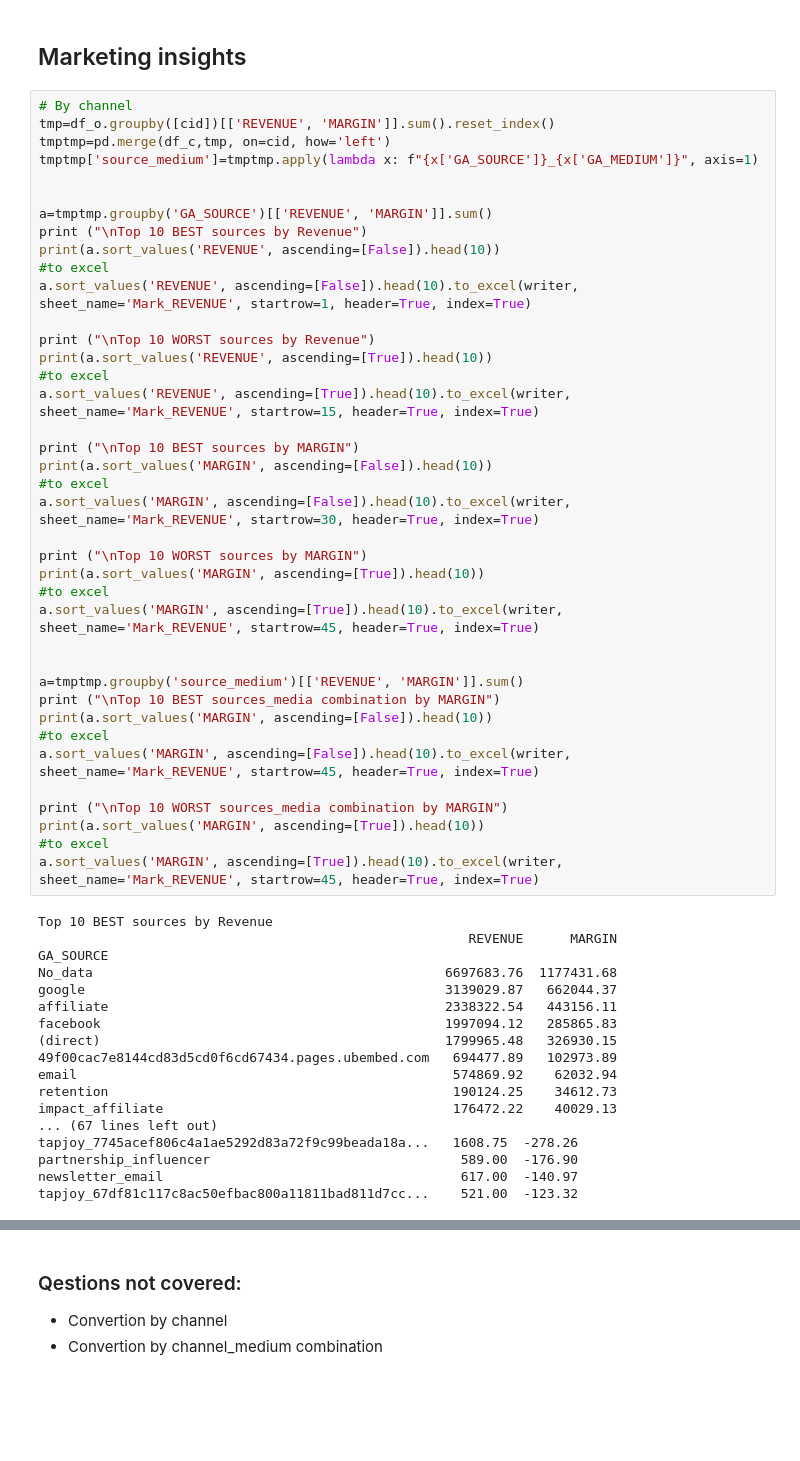
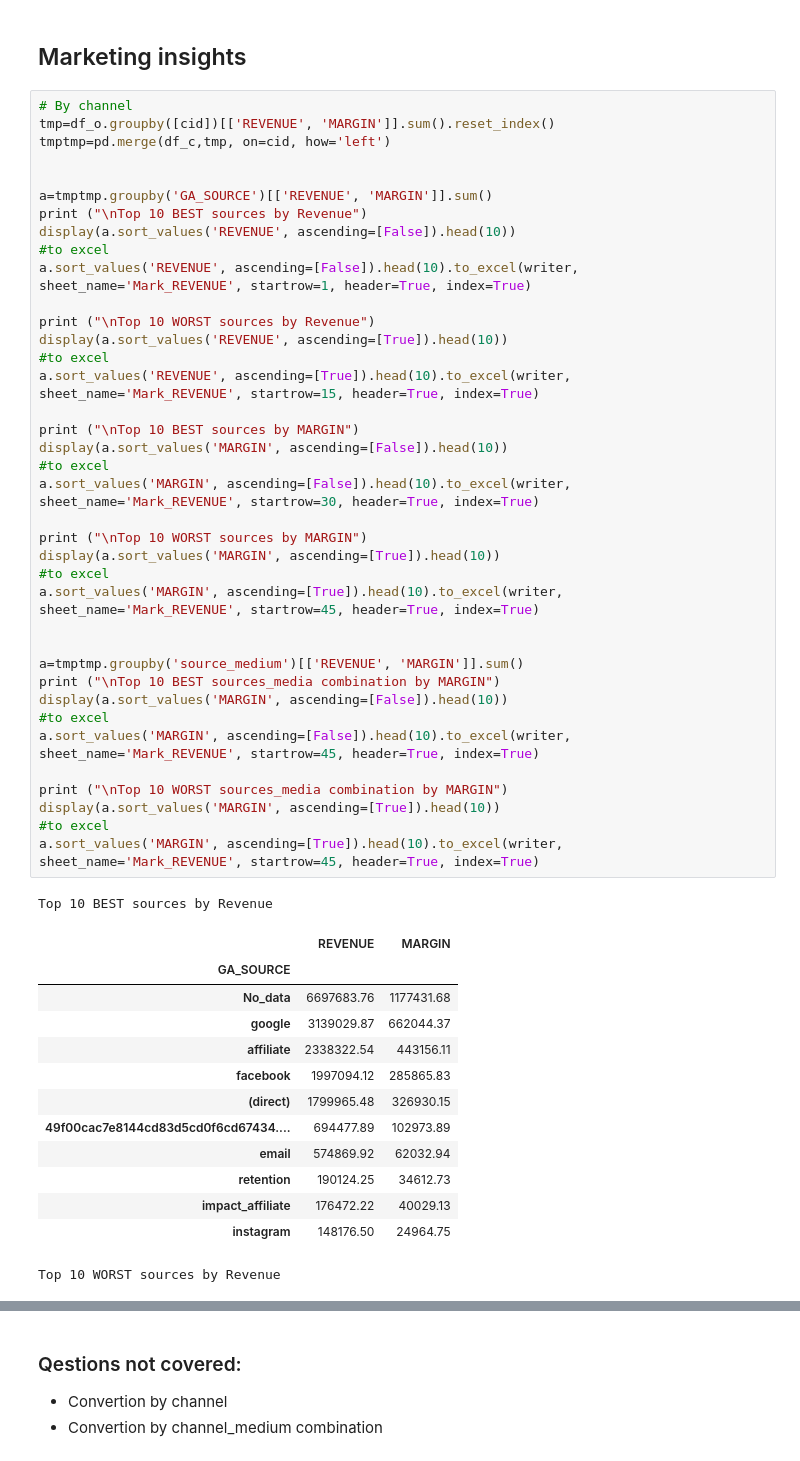
Before and after one commit to yurywallet/test_assignments, a Jupyter notebook: smalls/task_smalls.ipynb, the cells around one changed output, grey strips where cells are left out. Drawn from its saved outputs; the diff is of its cells as text; blank space fills up the shorter version.

```diff
--- a/smalls/task_smalls.ipynb
+++ b/smalls/task_smalls.ipynb
@@ -529,56 +640,52 @@ Active users with current subscription share: 14.942750 %
 # By channel
 tmp=df_o.groupby([cid])[['REVENUE', 'MARGIN']].sum().reset_index()
 tmptmp=pd.merge(df_c,tmp, on=cid, how='left')
-tmptmp['source_medium']=tmptmp.apply(lambda x: f"{x['GA_SOURCE']}_{x['GA_MEDIUM']}", axis=1)
 
 
 a=tmptmp.groupby('GA_SOURCE')[['REVENUE', 'MARGIN']].sum()
 print ("\nTop 10 BEST sources by Revenue")
-print(a.sort_values('REVENUE', ascending=[False]).head(10))
+display(a.sort_values('REVENUE', ascending=[False]).head(10))
 #to excel
 a.sort_values('REVENUE', ascending=[False]).head(10).to_excel(writer, sheet_name='Mark_REVENUE', startrow=1, header=True, index=True)
 
 print ("\nTop 10 WORST sources by Revenue")
-print(a.sort_values('REVENUE', ascending=[True]).head(10))
+display(a.sort_values('REVENUE', ascending=[True]).head(10))
 #to excel
 a.sort_values('REVENUE', ascending=[True]).head(10).to_excel(writer, sheet_name='Mark_REVENUE', startrow=15, header=True, index=True)
 
 print ("\nTop 10 BEST sources by MARGIN")
-print(a.sort_values('MARGIN', ascending=[False]).head(10))
+display(a.sort_values('MARGIN', ascending=[False]).head(10))
 #to excel
 a.sort_values('MARGIN', ascending=[False]).head(10).to_excel(writer, sheet_name='Mark_REVENUE', startrow=30, header=True, index=True)
 
 print ("\nTop 10 WORST sources by MARGIN")
-print(a.sort_values('MARGIN', ascending=[True]).head(10))
+display(a.sort_values('MARGIN', ascending=[True]).head(10))
 #to excel
 a.sort_values('MARGIN', ascending=[True]).head(10).to_excel(writer, sheet_name='Mark_REVENUE', startrow=45, header=True, index=True)
 
 
 a=tmptmp.groupby('source_medium')[['REVENUE', 'MARGIN']].sum()
 print ("\nTop 10 BEST sources_media combination by MARGIN")
-print(a.sort_values('MARGIN', ascending=[False]).head(10))
+display(a.sort_values('MARGIN', ascending=[False]).head(10))
 #to excel
 a.sort_values('MARGIN', ascending=[False]).head(10).to_excel(writer, sheet_name='Mark_REVENUE', startrow=45, header=True, index=True)
 
 print ("\nTop 10 WORST sources_media combination by MARGIN")
-print(a.sort_values('MARGIN', ascending=[True]).head(10))
+display(a.sort_values('MARGIN', ascending=[True]).head(10))
 #to excel
 a.sort_values('MARGIN', ascending=[True]).head(10).to_excel(writer, sheet_name='Mark_REVENUE', startrow=45, header=True, index=True)
 # %% [output]
 Top 10 BEST sources by Revenue
-                                                       REVENUE      MARGIN
-GA_SOURCE
-No_data                                             6697683.76  1177431.68
-google                                              3139029.87   662044.37
-affiliate                                           2338322.54   443156.11
-facebook                                            1997094.12   285865.83
-(direct)                                            1799965.48   326930.15
-49f00cac7e8144cd83d5cd0f6cd67434.pages.ubembed.com   694477.89   102973.89
-email                                                574869.92    62032.94
-retention                                            190124.25    34612.73
-impact_affiliate                                     176472.22    40029.13
-... (67 lines left out)
-tapjoy_7745acef806c4a1ae5292d83a72f9c99beada18a...   1608.75  -278.26
-partnership_influencer                                589.00  -176.90
-newsletter_email                                      617.00  -140.97
-tapjoy_67df81c117c8ac50efbac800a11811bad811d7cc...    521.00  -123.32
+|  | REVENUE | MARGIN |
+| GA_SOURCE |  |  |
+| No_data | 6697683.76 | 1177431.68 |
+| google | 3139029.87 | 662044.37 |
+| affiliate | 2338322.54 | 443156.11 |
+| facebook | 1997094.12 | 285865.83 |
+| (direct) | 1799965.48 | 326930.15 |
+| 49f00cac7e8144cd83d5cd0f6cd67434.... | 694477.89 | 102973.89 |
+| email | 574869.92 | 62032.94 |
+| retention | 190124.25 | 34612.73 |
+| impact_affiliate | 176472.22 | 40029.13 |
+| instagram | 148176.50 | 24964.75 |
+Top 10 WORST sources by Revenue
```
Also changed, not shown: parts of 31 cells of this notebook.
